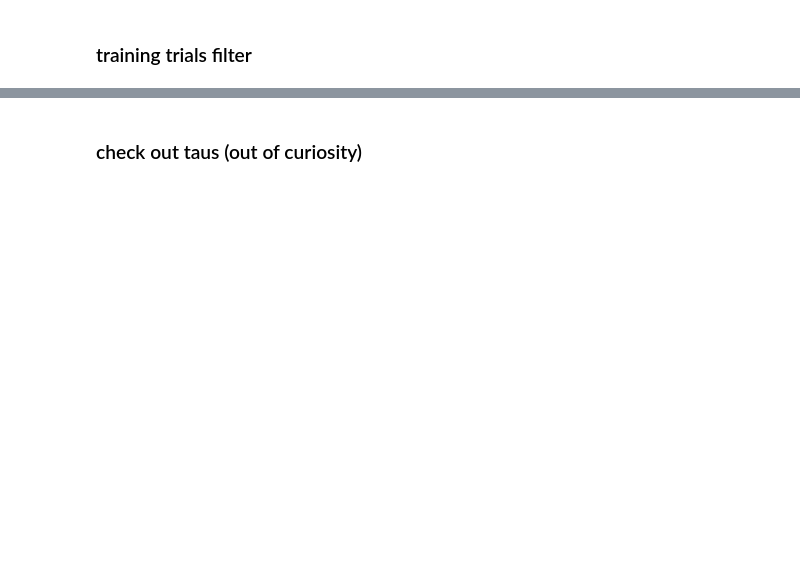
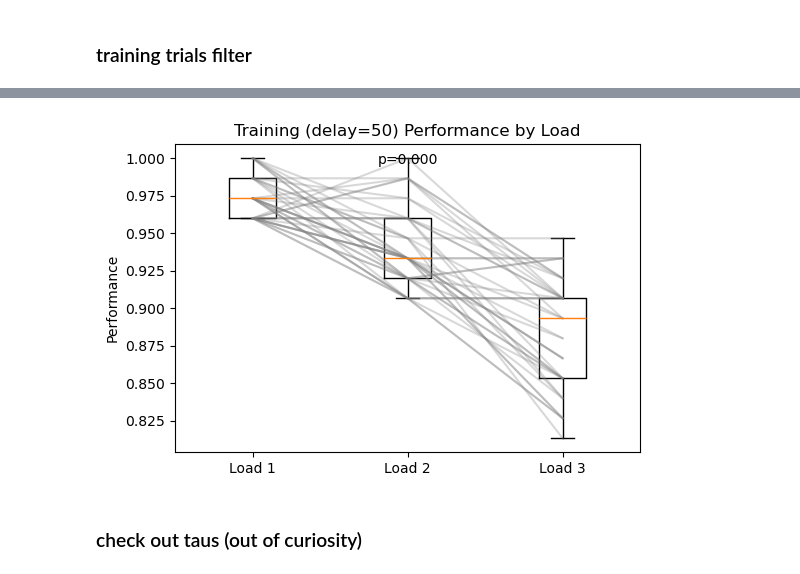
Before and after one commit to renee-tung/spikeRNN, a Jupyter notebook: analysis/0_behavior/1_model_performance/rate/filter_models_multiload.ipynb, the cells around one changed output, grey strips where cells are left out. Drawn from its saved outputs; the diff is of its cells as text; code cells hidden in the pictures; blank space fills up the shorter version.

```diff
--- a/analysis/0_behavior/1_model_performance/rate/filter_models_multiload.ipynb
+++ b/analysis/0_behavior/1_model_performance/rate/filter_models_multiload.ipynb
@@ -84,3 +97,26 @@ print(model_names)
+# %%
+# how did training go
+perfs = []
+for model_path in model_names:
+    model_data = scipy.io.loadmat(model_path)
+    perfs.append(model_data["eval_perfs"][0])
+
+perfs = np.array(perfs)
+
+plt.figure(figsize=(6,4))
+plt.boxplot([perfs[:, 0], perfs[:, 1], perfs[:, 2]], labels=["Load 1", "Load 2", "Load 3"])
+plt.title("Training (delay=50) Performance by Load")
+plt.ylabel("Performance")
+from scipy.stats import kruskal
+stat, p = kruskal(perfs[:, 0], perfs[:, 1], perfs[:, 2])
+_ = stat
+plt.text(0.5, 0.95, f"p={p:.3f}",  horizontalalignment='center', verticalalignment='center', transform=plt.gca().transAxes)
+for j in range(perfs.shape[0]):
+    plt.plot([1, 2, 3], [perfs[j, 0], perfs[j, 1], perfs[j, 2]], color="gray", alpha=0.3)
+
+plt.show()
+# %% [output]
+[figure, added]
 # %% [markdown]
 ### check out taus (out of curiosity)
 # %%
```
Also changed, not shown: parts of 6 cells of this notebook, 13 other files.
